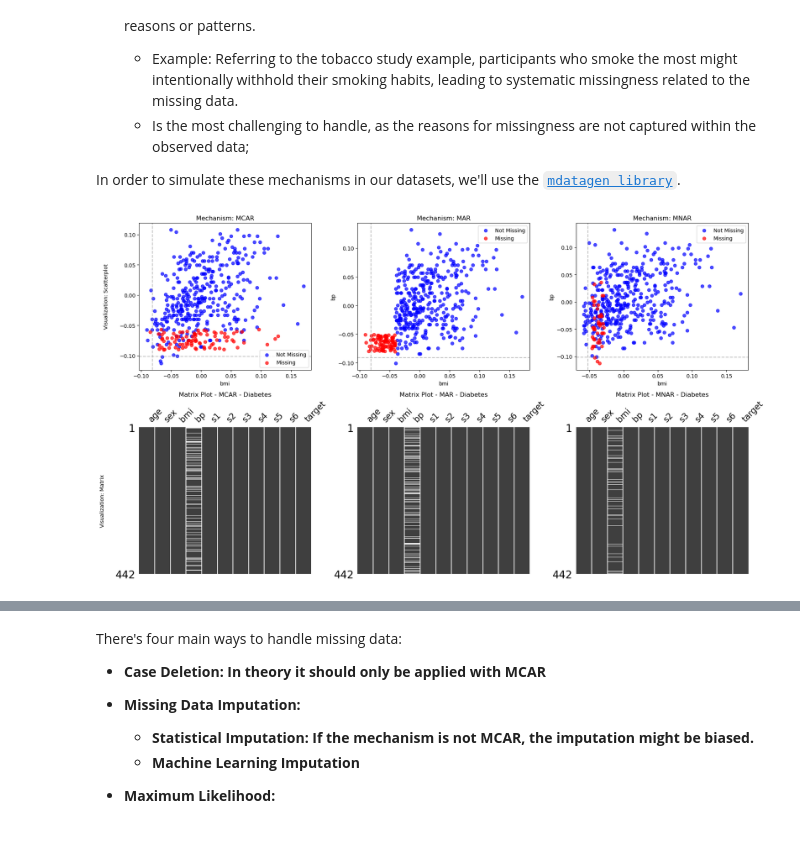
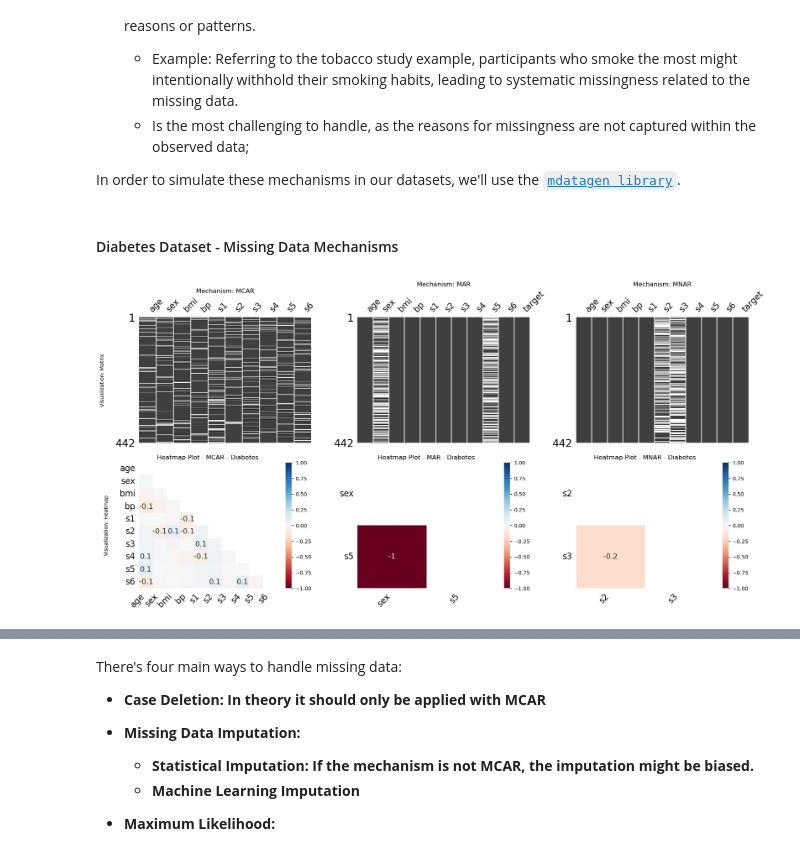
Before and after one commit to Adriano-7/fcup-ias-04-missing-data-mechanisms, a Jupyter notebook: IA04_Missing_Data.ipynb, the cells around one changed output, grey strips where cells are left out. Drawn from its saved outputs; the diff is of its cells as text; code cells hidden in the pictures.

Commit message:
Changed to multivariant missingness

```diff
--- a/IA04_Missing_Data.ipynb
+++ b/IA04_Missing_Data.ipynb
@@ -47,0 +64,12 @@ df_diabetes.describe().T
+# %%
+y_diabetes_series = pd.Series(y_diabetes)
+
+plt.figure(figsize=(10, 5))
+for i, col in enumerate(df_diabetes.columns):
+    plt.subplot(3, 4, i + 1)
+    plt.scatter(df_diabetes[col], y_diabetes)
+    plt.title(col)
+plt.tight_layout()
+plt.show()
+
+print(df_diabetes.corrwith(y_diabetes_series))
@@ -85,0 +128,10 @@ Abalone Dataset Describe:
+# %%
+import matplotlib.pyplot as plt
+
+plt.figure(figsize=(10, 5))
+for i, col in enumerate(df_abalone.columns):
+    plt.subplot(3, 4, i + 1)
+    plt.hist(df_abalone[col])
+    plt.title(col)
+plt.tight_layout()
+plt.show()
@@ -218,8 +252,8 @@ def _geom_miss_plot_missingno(data_missing, cols:tuple[str, str], mechanism_name
 
     return ax
 
-def plot_mechanisms_missingno(data_original, mechanisms_df_dict, visualization_type, cols_scatter=None, x_obs_param=None):
-    fig, axes = plt.subplots(len(visualization_type), len(mechanisms_df_dict), figsize=(18, 10))
+def plot_mechanisms_missingno(data_original, mechanisms_df_dict, visualization_type, cols_scatter=None, x_obs_param=None, figsize=(12, 6)):
+    fig, axes = plt.subplots(len(visualization_type), len(mechanisms_df_dict), figsize=figsize)
     for i, visualization_type in enumerate(visualization_type):
         for j, mechanism in enumerate(mechanisms_df_dict.keys()):
             df_missing = mechanisms_df_dict[mechanism]
@@ -242,3 +276,5 @@ def plot_mechanisms_missingno(data_original, mechanisms_df_dict, visualization_t
 
     plt.tight_layout()
     plt.show()
+# %% [markdown]
+#### Diabetes Dataset - Missing Data Mechanisms
@@ -245,7 +317,18 @@ def plot_mechanisms_missingno(data_original, mechanisms_df_dict, visualization_t
+# %%
+READ_ONLY = True
+if not READ_ONLY:
+    df_diabetes_mcar.to_csv('datasets/diabetes/diabetes_mcar.csv', index=False)
+    df_diabetes_mar.to_csv('datasets/diabetes/diabetes_mar.csv', index=False)
+    df_diabetes_mnar.to_csv('datasets/diabetes/diabetes_mnar.csv', index=False)
+else:
+    df_diabetes_mcar = pd.read_csv('datasets/diabetes/diabetes_mcar.csv')
+    df_diabetes_mar = pd.read_csv('datasets/diabetes/diabetes_mar.csv')
+    df_diabetes_mnar = pd.read_csv('datasets/diabetes/diabetes_mnar.csv')
 # %%
 plot_mechanisms_missingno(df_diabetes,
-                          mechanisms_df_dict={"MCAR": df_diabetes_mcar_multi_random, "MAR": df_diabetes_mar_multi_random, "MNAR": df_diabetes_mnar_multi_random},
-                          visualization_type=["scatterplot", "matrix"],
-                          cols_scatter=('bmi', 'bp'))
+                          mechanisms_df_dict={"MCAR": df_diabetes_mcar, "MAR": df_diabetes_mar, "MNAR": df_diabetes_mnar},
+                          visualization_type=["matrix", "heatmap"],
+                          cols_scatter=('bmi', 'bp'),
+                          figsize=(18, 9))
 # %% [output]
-[figure, old version]
+[figure, new version]
```
Also changed, not shown: parts of 20 cells of this notebook, 9 other files.
